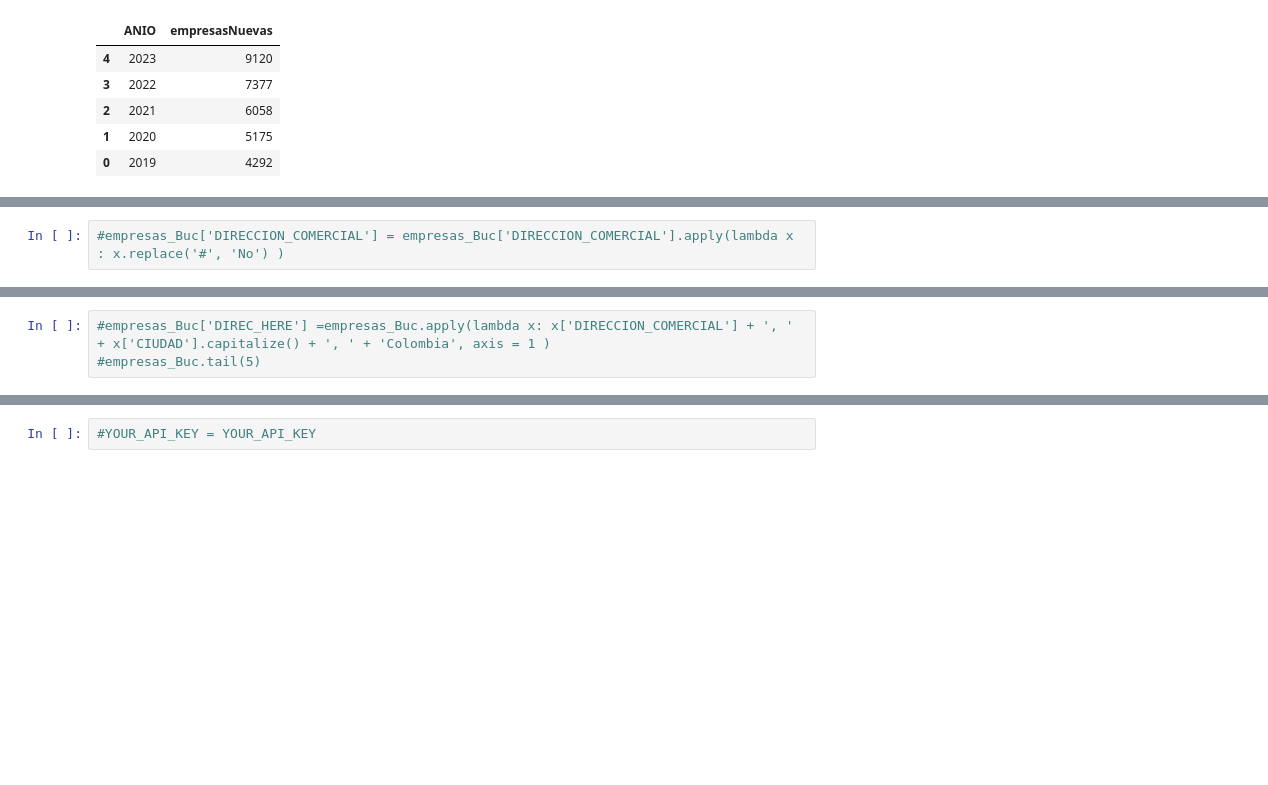
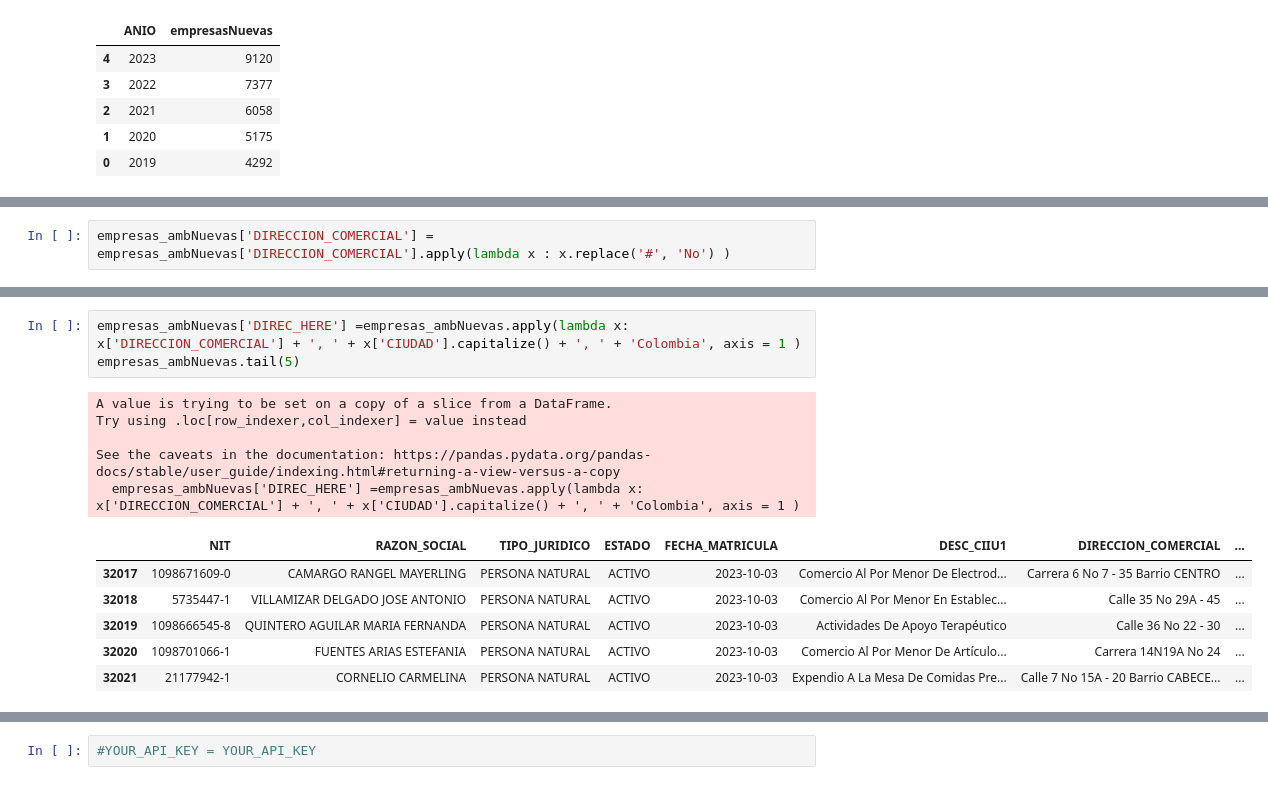
Before and after one commit to adrianferu/empresasCamaraComercioBucaramanga, a Jupyter notebook: camarasComercio.ipynb, the cells around one changed output, grey strips where cells are left out. Saved outputs shown, nothing was run; the diff lists cells and outputs as text; blank space fills up the shorter version.

```diff
--- a/camarasComercio.ipynb
+++ b/camarasComercio.ipynb
@@ -352,2 +357,2 @@ Para este paso-posiblemente el más importante- vamos a usar la API de here para
 # %%
-#empresas_Buc['DIRECCION_COMERCIAL'] = empresas_Buc['DIRECCION_COMERCIAL'].apply(lambda x : x.replace('#', 'No') )
+empresas_ambNuevas['DIRECCION_COMERCIAL'] = empresas_ambNuevas['DIRECCION_COMERCIAL'].apply(lambda x : x.replace('#', 'No') )
@@ -354,3 +365,15 @@ Para este paso-posiblemente el más importante- vamos a usar la API de here para
 # %%
-#empresas_Buc['DIREC_HERE'] =empresas_Buc.apply(lambda x: x['DIRECCION_COMERCIAL'] + ', ' + x['CIUDAD'].capitalize() + ', ' + 'Colombia', axis = 1 )
-#empresas_Buc.tail(5)
+empresas_ambNuevas['DIREC_HERE'] =empresas_ambNuevas.apply(lambda x: x['DIRECCION_COMERCIAL'] + ', ' + x['CIUDAD'].capitalize() + ', ' + 'Colombia', axis = 1 )
+empresas_ambNuevas.tail(5)
+# %% [output]
+A value is trying to be set on a copy of a slice from a DataFrame.
+Try using .loc[row_indexer,col_indexer] = value instead
+
+See the caveats in the documentation: https://pandas.pydata.org/pandas-docs/stable/user_guide/indexing.html#returning-a-view-versus-a-copy
+  empresas_ambNuevas['DIREC_HERE'] =empresas_ambNuevas.apply(lambda x: x['DIRECCION_COMERCIAL'] + ', ' + x['CIUDAD'].capitalize() + ', ' + 'Colombia', axis = 1 )
+|  | NIT | RAZON_SOCIAL | TIPO_JURIDICO | ESTADO | FECHA_MATRICULA | DESC_CIIU1 | DIRECCION_COMERCIAL | ... |
+| 32017 | 1098671609-0 | CAMARGO RANGEL MAYERLING | PERSONA NATURAL | ACTIVO | 2023-10-03 | Comercio Al Por Menor De Electrod... | Carrera 6 No 7 - 35 Barrio CENTRO | ... |
+| 32018 | 5735447-1 | VILLAMIZAR DELGADO JOSE ANTONIO | PERSONA NATURAL | ACTIVO | 2023-10-03 | Comercio Al Por Menor En Establec... | Calle 35 No 29A - 45 | ... |
+| 32019 | 1098666545-8 | QUINTERO AGUILAR MARIA FERNANDA | PERSONA NATURAL | ACTIVO | 2023-10-03 | Actividades De Apoyo Terapéutico | Calle 36 No 22 - 30 | ... |
+| 32020 | 1098701066-1 | FUENTES ARIAS ESTEFANIA | PERSONA NATURAL | ACTIVO | 2023-10-03 | Comercio Al Por Menor De Artículo... | Carrera 14N19A No 24 | ... |
+| 32021 | 21177942-1 | CORNELIO CARMELINA | PERSONA NATURAL | ACTIVO | 2023-10-03 | Expendio A La Mesa De Comidas Pre... | Calle 7 No 15A - 20 Barrio CABECE... | ... |
```
Also changed, not shown: parts of 4 cells of this notebook.
